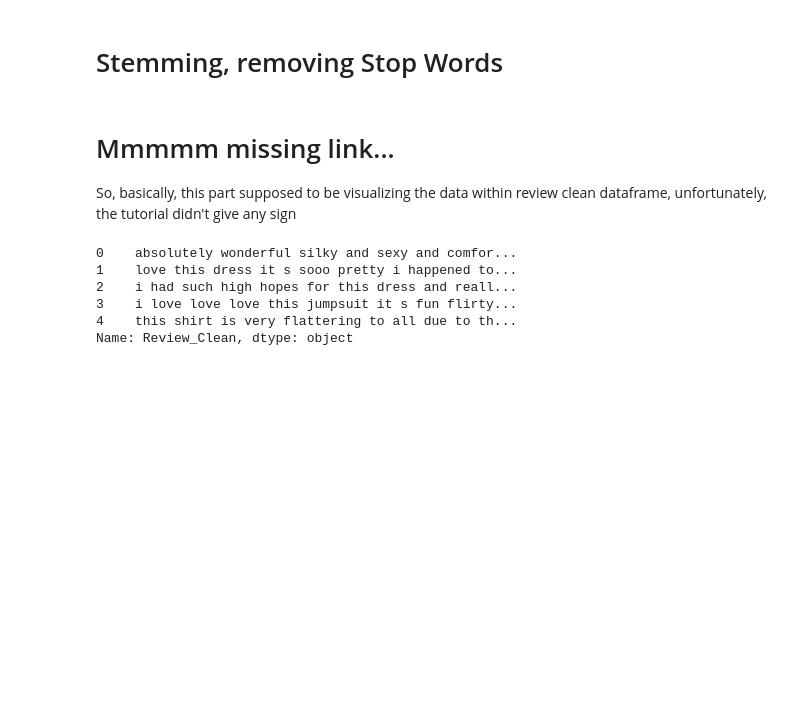
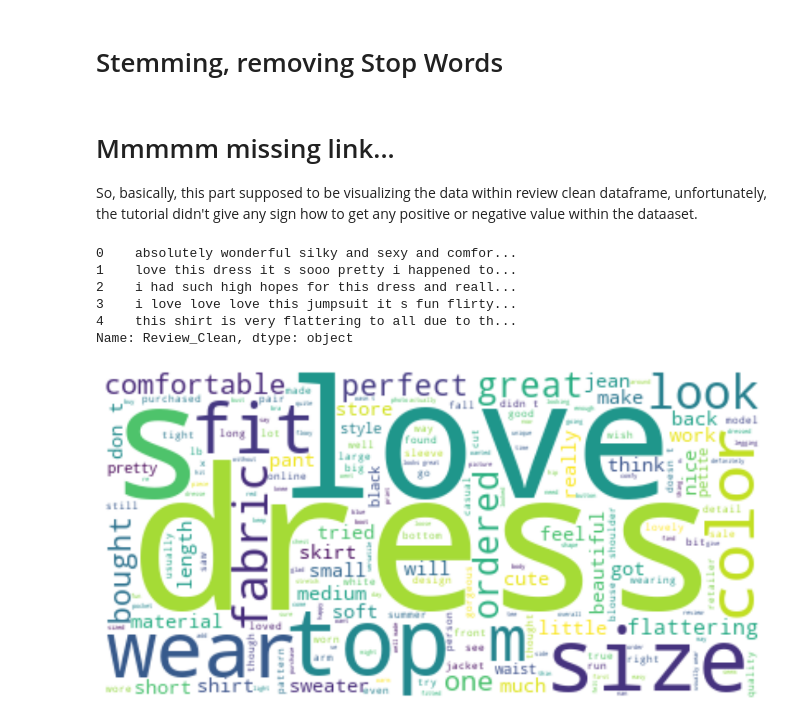
Before and after one commit to yosua-kristianto/fsharp-mldotnet, a Jupyter notebook: all-about-nlp/python/dojo.ipynb, the cells around one changed output. Drawn from its saved outputs; the diff is of its cells as text; code cells hidden in the pictures; blank space fills up the shorter version.

Commit message:
Completing NLP tutorial

```diff
--- a/all-about-nlp/python/dojo.ipynb
+++ b/all-about-nlp/python/dojo.ipynb
@@ -136,7 +141,7 @@ for i, e in enumerate(reviews["Review Text"]):
 # %% [markdown]
 # Mmmmm missing link...
 
-So, basically, this part supposed to be visualizing the data within review clean dataframe, unfortunately, the tutorial didn't give any sign
+So, basically, this part supposed to be visualizing the data within review clean dataframe, unfortunately, the tutorial didn't give any sign how to get any positive or negative value within the dataaset.
 # %%
 reviews["Review_Clean"].head()
 # %% [output]
@@ -150,0 +154,13 @@ review
+# %%
+positive_reviews = " ".join(reviews[reviews["Recommended IND"] == 1]["Review_Clean"]);
+negative_reviews = " ".join(reviews[reviews["Recommended IND"] == 0]["Review_Clean"]);
+# %%
+wordcloud = WordCloud(background_color = "white", max_words = len(negative_reviews));
+wordcloud.generate(positive_reviews);
+
+plt.figure(figsize = (13, 13));
+plt.imshow(wordcloud, interpolation = "bilinear");
+plt.axis("off");
+plt.show();
+# %% [output]
+[figure, added]
```
Also changed, not shown: parts of 4 cells of this notebook.
